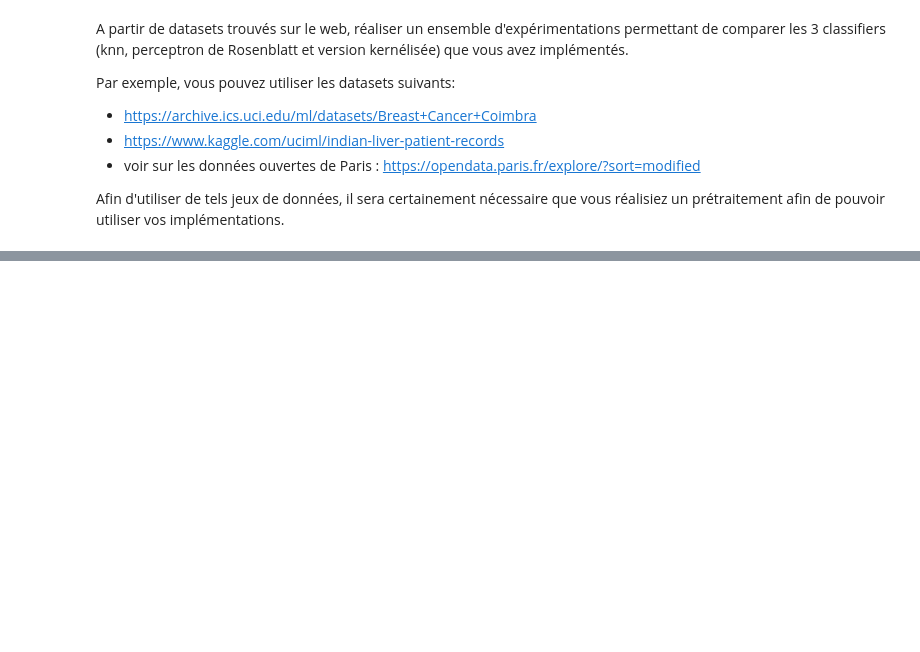
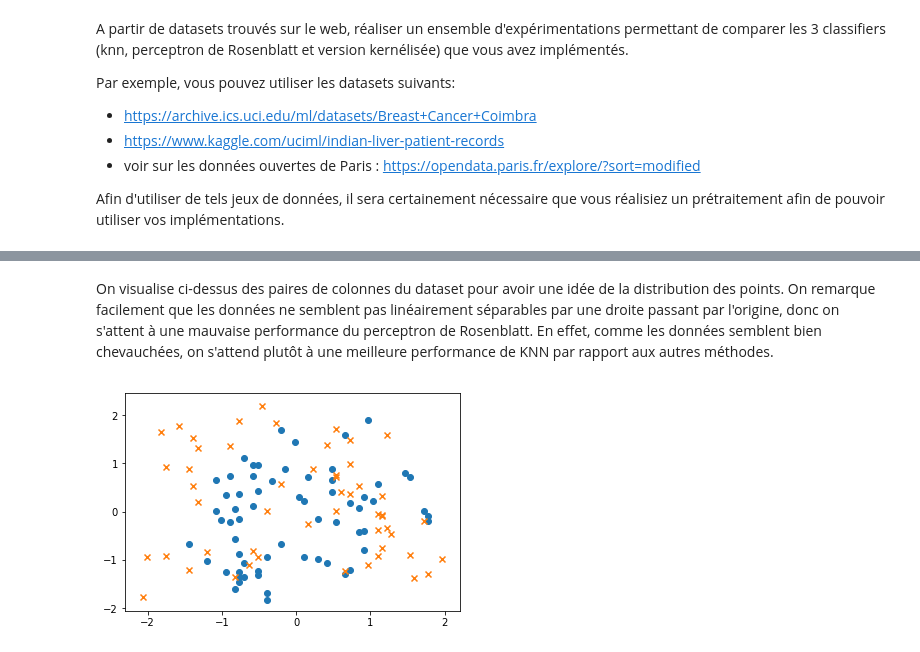
Before and after one commit to arianacarnielli/3I026, a Jupyter notebook: tme03/TME-03-Carnielli.ipynb, the cells around one changed output, grey strips where cells are left out. Drawn from its saved outputs; the diff is of its cells as text; code cells hidden in the pictures; blank space fills up the shorter version.

```diff
--- a/tme03/TME-03-Carnielli.ipynb
+++ b/tme03/TME-03-Carnielli.ipynb
@@ -682,3 +682,6 @@ Par exemple, vous pouvez utiliser les datasets suivants:
 - voir sur les données ouvertes de Paris : https://opendata.paris.fr/explore/?sort=modified
 
 Afin d'utiliser de tels jeux de données, il sera certainement nécessaire que vous réalisiez un prétraitement afin de pouvoir utiliser vos implémentations.
+# %%
+cancer_pd = pd.read_csv("dataR2.csv")
+cancer_pd.head()
@@ -684,0 +697,2 @@ Afin d'utiliser de tels jeux de données, il sera certainement nécessaire que v
+# %%
+cancer_pd = (cancer_pd - cancer_pd.mean())/cancer_pd.std()
@@ -684,0 +701,11 @@ Afin d'utiliser de tels jeux de données, il sera certainement nécessaire que v
+# %%
+cancer_test = ls.LabeledSet(len(cancer_pd.columns) - 1)
+res = 0
+for i, r, in cancer_pd.iterrows():
+    if r["Classification"] < 0:
+        res = -1
+    else:
+        res = 1
+    cancer_test.addExample(r.values[:-1],res)   # ajout des vecteurs du dataset
+
+affiche_base(cancer_test)
@@ -684,0 +746,15 @@ Afin d'utiliser de tels jeux de données, il sera certainement nécessaire que v
+# %% [markdown]
+On visualise ci-dessus des paires de colonnes du dataset pour avoir une idée de la distribution des points. On remarque facilement que les données ne semblent pas linéairement séparables par une droite passant par l'origine, donc on s'attent à une mauvaise performance du perceptron de Rosenblatt. En effet, comme les données semblent bien chevauchées, on s'attend plutôt à une meilleure performance de KNN par rapport aux autres méthodes.
+# %%
+c2D = ls.LabeledSet(2)
+res = 0
+for i, r, in cancer_pd.iterrows():
+    if r["Classification"] < 0:
+        res = -1
+    else:
+        res = 1
+    c2D.addExample(r.values[:2],res)   # ajout des vecteurs du dataset
+
+ut.plot2DSet(c2D)
+# %% [output]
+[figure, added]
```
Also changed, not shown: parts of 40 cells of this notebook, 2 other files.
